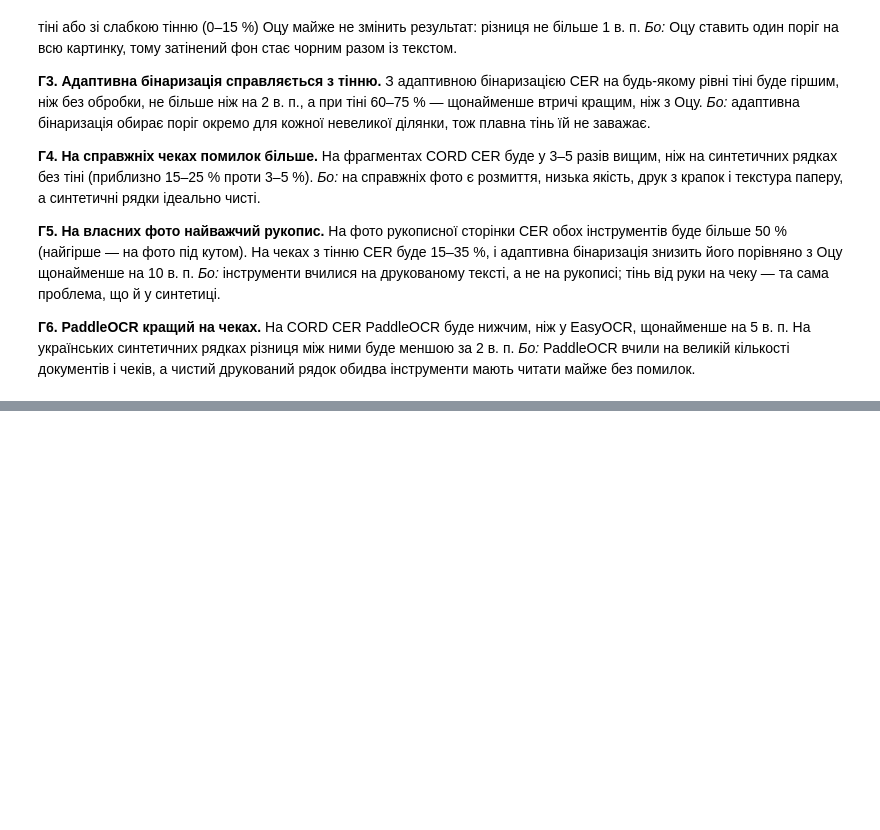
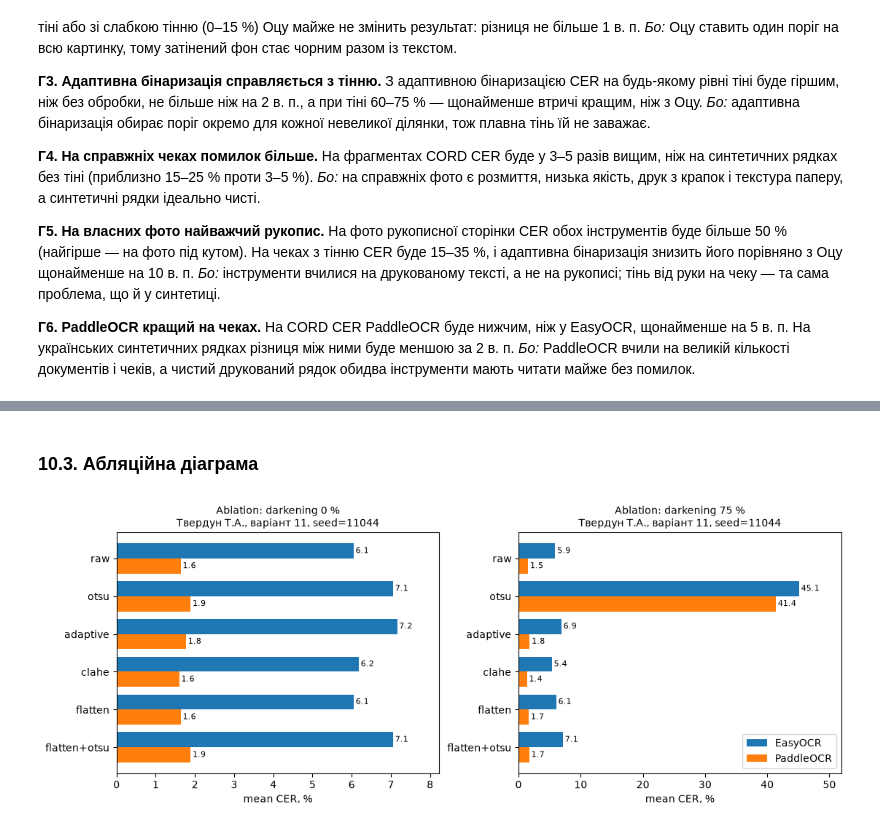
Before and after one commit to TanyaTverdun/AI_lab3_text_recognition, a Jupyter notebook: lab3.ipynb, the cells around one changed output, grey strips where cells are left out. Drawn from its saved outputs; the diff is of its cells as text; code cells hidden in the pictures; blank space fills up the shorter version.

```diff
--- a/lab3.ipynb
+++ b/lab3.ipynb
@@ -466,0 +594,8 @@ plt.show()
+# %%
+for lvl in (0, 75):
+    img = cv2.imread(f"data/000_{FACTOR}_{lvl}.png", cv2.IMREAD_GRAYSCALE)
+    for prep in ("raw", "otsu", "adaptive"):
+        for eng, fn in ENGINES.items():
+            text, conf, sec = fn(preprocess(img, PREP[prep]))
+            print(f"{lvl:2d}% {prep:8s} {eng:9s} {sec:.2f}s conf={conf:.2f} | {text}")
+print("Ground truth:", lines[0])
@@ -466,0 +653,19 @@ plt.show()
+# %%
+rows = []
+t_start = time.perf_counter()
+for r in ds.itertuples():
+    img = cv2.imread(r.path, cv2.IMREAD_GRAYSCALE)
+    for prep_name, steps in PREP.items():
+        prepped = preprocess(img, steps)
+        for eng, fn in ENGINES.items():
+            text, conf, sec = fn(prepped, "uk")
+            rows.append({"id": r.id, "level": r.level, "engine": eng, "prep": prep_name,
+                         "gt": r.gt, "pred": text, "conf": conf, "sec": sec})
+    if (r.Index + 1) % 24 == 0:
+        print(f"{r.Index + 1}/{len(ds)} images, {time.perf_counter() - t_start:.0f} s")
+
+res = pd.DataFrame(rows)
+res["cer"] = [cer(g, p) for g, p in zip(res["gt"], res["pred"])]
+res["wer"] = [wer(g, p) for g, p in zip(res["gt"], res["pred"])]
+res.to_csv("data/results_synth.csv", index=False)
+print("Runs:", len(res), "| total time:", round(time.perf_counter() - t_start), "s")
@@ -466,0 +705,22 @@ plt.show()
+# %% [markdown]
+### 10.3. Абляційна діаграма
+# %%
+order = list(PREP)
+fig, axes = plt.subplots(1, 2, figsize=(11, 4.2), layout="constrained")
+for ax, lvl in zip(axes, (0, 75)):
+    sub = (res[res["level"] == lvl].groupby(["prep", "engine"])["cer"].mean()
+           .unstack("engine").loc[order] * 100)
+    y = np.arange(len(order))
+    for k, eng in enumerate(sub.columns):
+        bars = ax.barh(y + (k - 0.5) * 0.4, sub[eng], height=0.4, label=eng)
+        ax.bar_label(bars, fmt="%.1f", fontsize=8, padding=2)
+    ax.set_yticks(y, order)
+    ax.invert_yaxis()
+    ax.set_xlabel("mean CER, %")
+    ax.margins(x=0.15)
+    stamp(ax, f"Ablation: darkening {lvl} %")
+axes[1].legend(loc="lower right")
+fig.savefig("figures/fig5_ablation.png", dpi=150, bbox_inches="tight")
+plt.show()
+# %% [output]
+[figure, added]
```
Also changed, not shown: parts of 21 cells of this notebook.
